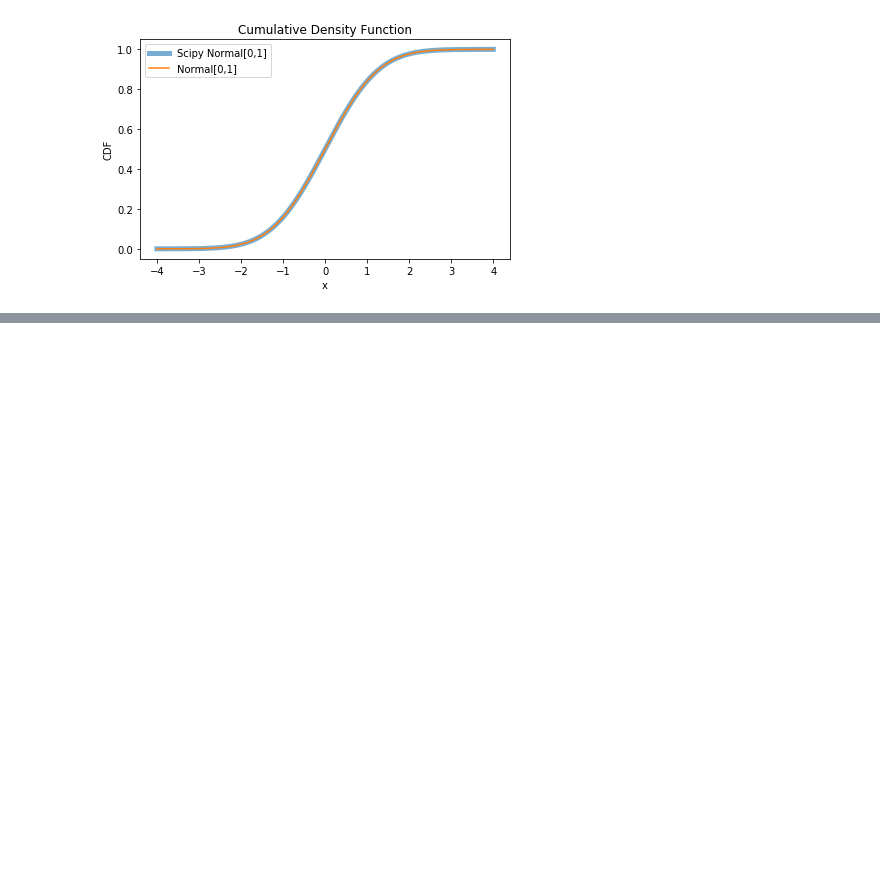
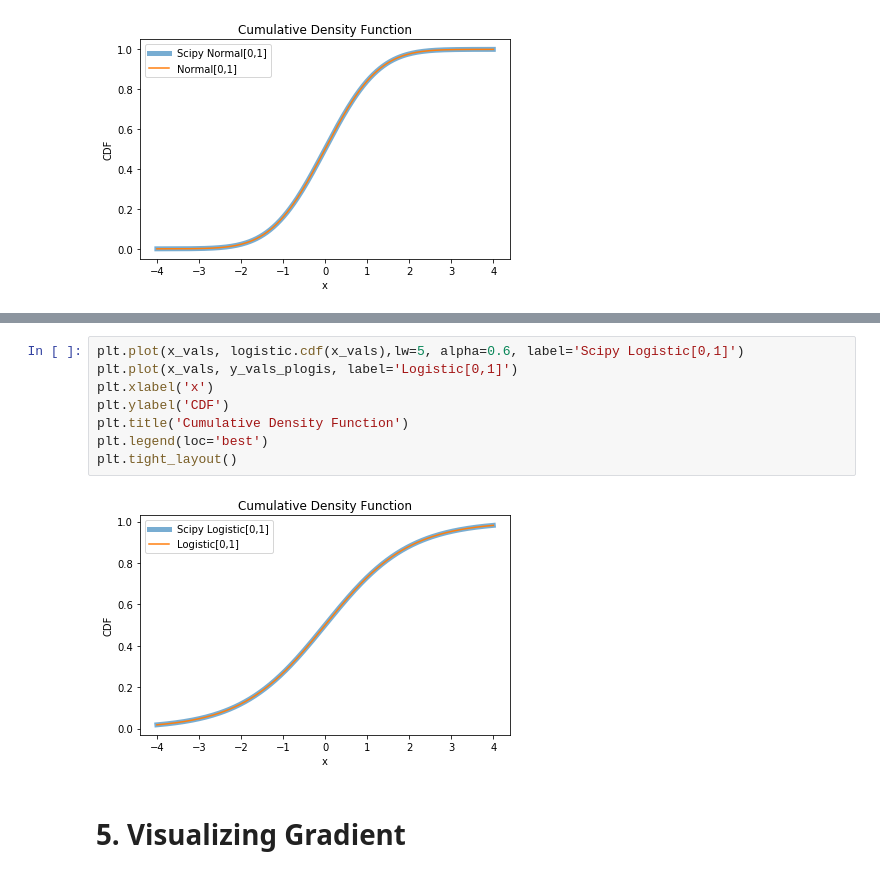
Before and after one commit to avinashbarnwal/GSOC-2019, a Jupyter notebook: AFT/C++/Visualizing distributions.ipynb, the cells around one changed output, grey strips where cells are left out. Cells and saved outputs as stored; diff of their text form; blank space fills up the shorter version.

```diff
--- a/AFT/C++/Visualizing distributions.ipynb
+++ b/AFT/C++/Visualizing distributions.ipynb
@@ -98,0 +99,12 @@ NameError: name 'plt' is not defined
+# %%
+plt.plot(x_vals, logistic.cdf(x_vals),lw=5, alpha=0.6, label='Scipy Logistic[0,1]')
+plt.plot(x_vals, y_vals_plogis, label='Logistic[0,1]')
+plt.xlabel('x')
+plt.ylabel('CDF')
+plt.title('Cumulative Density Function')
+plt.legend(loc='best')
+plt.tight_layout()
+# %% [output]
+[figure, added]
+# %% [markdown]
+# 5. Visualizing Gradient
```
Also changed, not shown: parts of 8 cells of this notebook, 12 other files.
